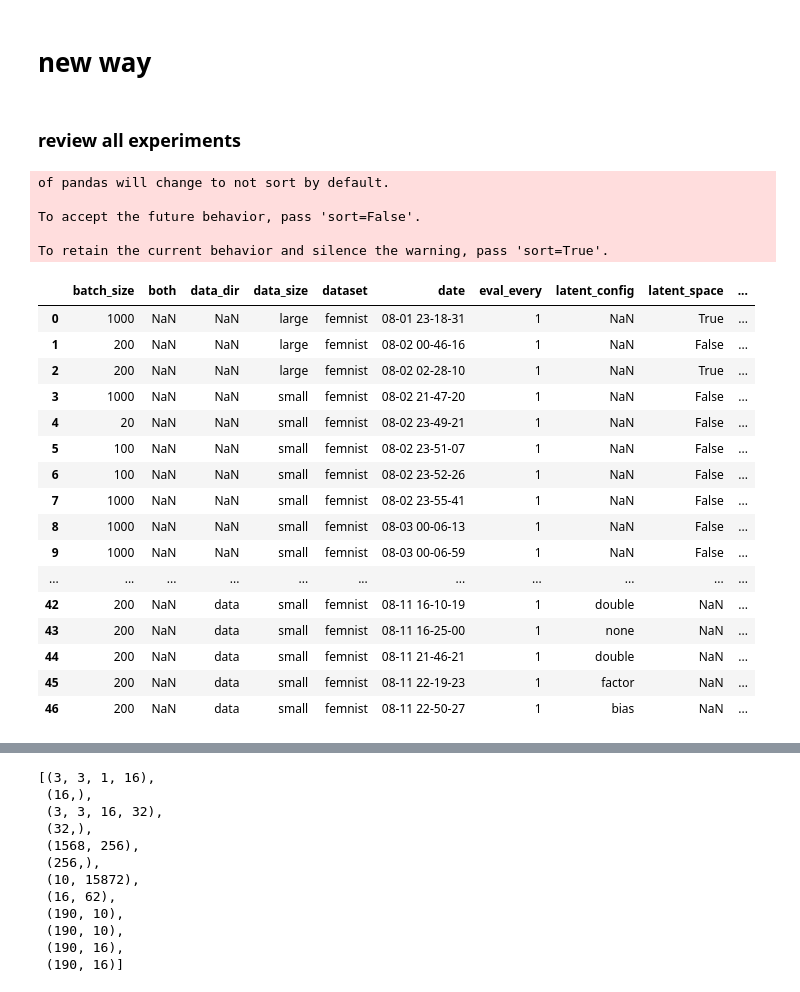
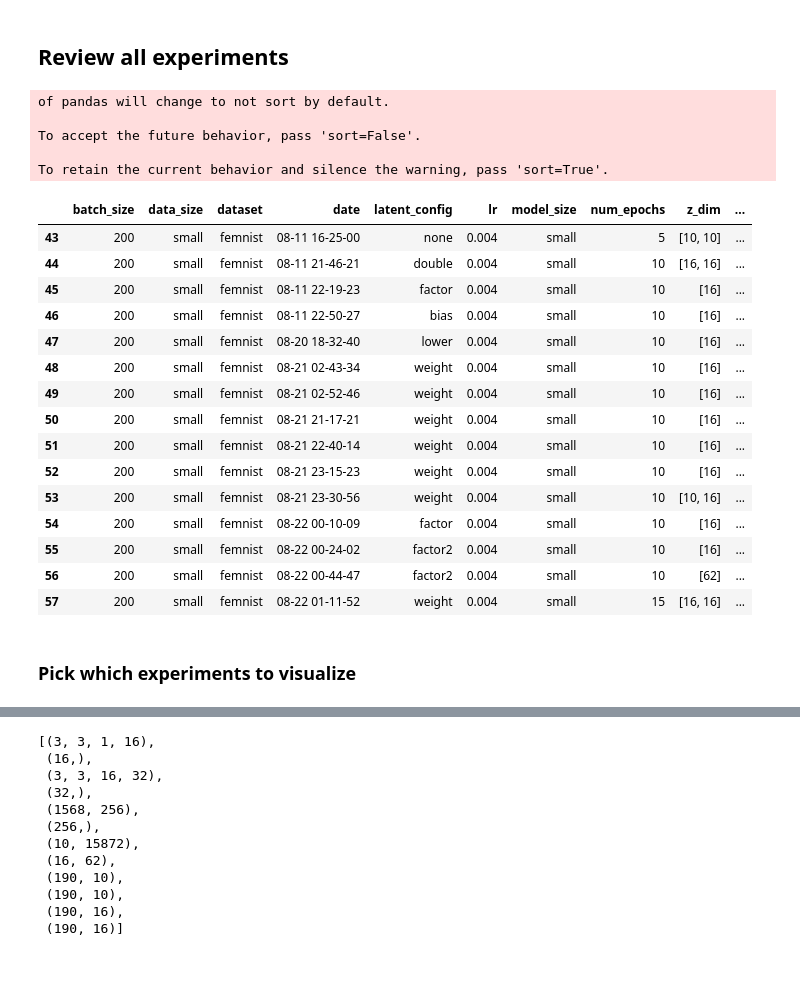
Before and after one commit to milesaturpin/latent-variable-nn, a Jupyter notebook: notebooks/femnist_results.ipynb, the cells around one changed output, grey strips where cells are left out. Cells and saved outputs as stored; diff of their text form; code cells hidden in the pictures.

```diff
--- a/notebooks/femnist_results.ipynb
+++ b/notebooks/femnist_results.ipynb
@@ -23,6 +23,14 @@ tfd = tfp.distributions
 
 InteractiveShell.ast_node_interactivity = 'all'
 %config InlineBackend.figure_format = 'retina'
+# %%
+pd.set_option('precision', 4)
+pd.options.display.max_colwidth = 200
+#pd.options.display.column_space = 32
+#pd.options.display.width = 1000
+
+# Do this when running in terminal!
+#pd.options.display.width = None
 # %%
 data_size = 'small'
 x_train = np.load('../data/femnist/{data_size}/x_train.npy'.format(data_size=data_size))
@@ -37,10 +45,8 @@ writer_df = pd.DataFrame(np.stack([y_train, gid_train]).T,
 distribution_of_labels = writer_df.groupby('writer')['label'].value_counts().unstack().fillna(0)
 samples_per_writer = writer_df.groupby('writer').size().rename('num_train_samples')
 samples_weights = samples_per_writer.transform(lambda x: x/x.sum())
-# %% [markdown]
-# new way
 # %% [markdown]
-### review all experiments
+## Review all experiments
 # %%
 import re
 results_df_list = []
@@ -85,26 +93,27 @@ To accept the future behavior, pass 'sort=False'.
 
 To retain the current behavior and silence the warning, pass 'sort=True'.
 # %%
-temp = config_df.drop(['seed', 'testing', 'print_freq'],1)
+temp = config_df.drop(['seed', 'testing', 'print_freq', 'both', 'data_dir', 'variational', 'latent_space', 'eval_every'],1)
 # Move description to end
-display(temp[[col for col in temp if col not in ['description']] + ['description']])
+display(temp[[col for col in temp if col not in ['description']] + ['description']].tail(15))
 # %% [output]
-|  | batch_size | both | data_dir | data_size | dataset | date | eval_every | latent_config | latent_space | ... |
-| 0 | 1000 | NaN | NaN | large | femnist | 08-01 23-18-31 | 1 | NaN | True | ... |
-| 1 | 200 | NaN | NaN | large | femnist | 08-02 00-46-16 | 1 | NaN | False | ... |
-| 2 | 200 | NaN | NaN | large | femnist | 08-02 02-28-10 | 1 | NaN | True | ... |
-| 3 | 1000 | NaN | NaN | small | femnist | 08-02 21-47-20 | 1 | NaN | False | ... |
-| 4 | 20 | NaN | NaN | small | femnist | 08-02 23-49-21 | 1 | NaN | False | ... |
-| 5 | 100 | NaN | NaN | small | femnist | 08-02 23-51-07 | 1 | NaN | False | ... |
-| 6 | 100 | NaN | NaN | small | femnist | 08-02 23-52-26 | 1 | NaN | False | ... |
-| 7 | 1000 | NaN | NaN | small | femnist | 08-02 23-55-41 | 1 | NaN | False | ... |
-| 8 | 1000 | NaN | NaN | small | femnist | 08-03 00-06-13 | 1 | NaN | False | ... |
-| 9 | 1000 | NaN | NaN | small | femnist | 08-03 00-06-59 | 1 | NaN | False | ... |
-| ... | ... | ... | ... | ... | ... | ... | ... | ... | ... | ... |
-| 42 | 200 | NaN | data | small | femnist | 08-11 16-10-19 | 1 | double | NaN | ... |
-| 43 | 200 | NaN | data | small | femnist | 08-11 16-25-00 | 1 | none | NaN | ... |
-| 44 | 200 | NaN | data | small | femnist | 08-11 21-46-21 | 1 | double | NaN | ... |
-| 45 | 200 | NaN | data | small | femnist | 08-11 22-19-23 | 1 | factor | NaN | ... |
-| 46 | 200 | NaN | data | small | femnist | 08-11 22-50-27 | 1 | bias | NaN | ... |
+|  | batch_size | data_size | dataset | date | latent_config | lr | model_size | num_epochs | z_dim | ... |
+| 43 | 200 | small | femnist | 08-11 16-25-00 | none | 0.004 | small | 5 | [10, 10] | ... |
+| 44 | 200 | small | femnist | 08-11 21-46-21 | double | 0.004 | small | 10 | [16, 16] | ... |
+| 45 | 200 | small | femnist | 08-11 22-19-23 | factor | 0.004 | small | 10 | [16] | ... |
+| 46 | 200 | small | femnist | 08-11 22-50-27 | bias | 0.004 | small | 10 | [16] | ... |
+| 47 | 200 | small | femnist | 08-20 18-32-40 | lower | 0.004 | small | 10 | [16] | ... |
+| 48 | 200 | small | femnist | 08-21 02-43-34 | weight | 0.004 | small | 10 | [16] | ... |
+| 49 | 200 | small | femnist | 08-21 02-52-46 | weight | 0.004 | small | 10 | [16] | ... |
+| 50 | 200 | small | femnist | 08-21 21-17-21 | weight | 0.004 | small | 10 | [16] | ... |
+| 51 | 200 | small | femnist | 08-21 22-40-14 | weight | 0.004 | small | 10 | [16] | ... |
+| 52 | 200 | small | femnist | 08-21 23-15-23 | weight | 0.004 | small | 10 | [16] | ... |
+| 53 | 200 | small | femnist | 08-21 23-30-56 | weight | 0.004 | small | 10 | [10, 16] | ... |
+| 54 | 200 | small | femnist | 08-22 00-10-09 | factor | 0.004 | small | 10 | [16] | ... |
+| 55 | 200 | small | femnist | 08-22 00-24-02 | factor2 | 0.004 | small | 10 | [16] | ... |
+| 56 | 200 | small | femnist | 08-22 00-44-47 | factor2 | 0.004 | small | 10 | [62] | ... |
+| 57 | 200 | small | femnist | 08-22 01-11-52 | weight | 0.004 | small | 15 | [16, 16] | ... |
+# %% [markdown]
+### Pick which experiments to visualize
 # %%
 directories = !cd ../experiments/femnist; ls -d -- */
```
Also changed, not shown: parts of 73 cells of this notebook.
